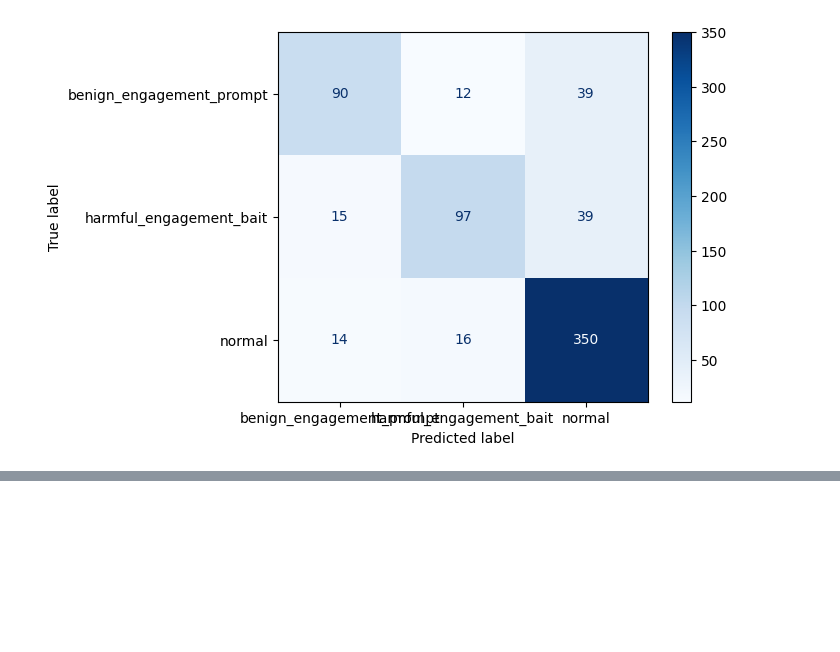
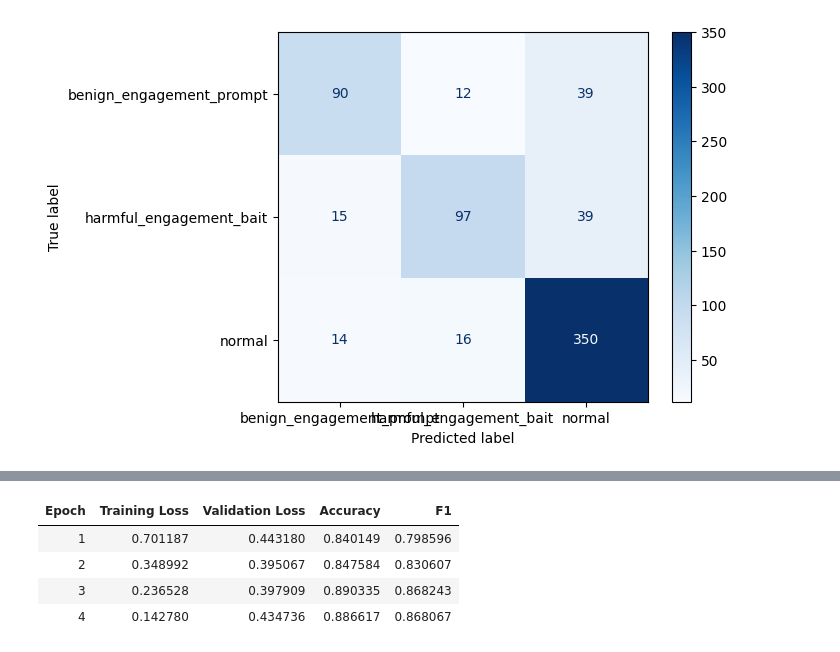
Before and after one commit to RJ-Worrall/Twitter_Engagement_Bait_Modeling, a Jupyter notebook: Twitter_Project.ipynb, the cells around one changed output, grey strips where cells are left out. Cells and saved outputs as stored; diff of their text form; code cells hidden in the pictures; blank space fills up the shorter version.

```diff
--- a/Twitter_Project.ipynb
+++ b/Twitter_Project.ipynb
@@ -2520,0 +2570,87 @@ Notes:
+# %%
+results = []
+
+for config_number, config in enumerate(configurations, start=1):
+    print("=" * 100)
+    print(
+        f"Training configuration {config_number}/{len(configurations)}: "
+        f"{config['name']}"
+    )
+
+    output_dir = f"./results/{config['name']}"
+
+    # Start every configuration from fresh pretrained weights
+    model = RobertaForSequenceClassification.from_pretrained(
+        "roberta-base",
+        num_labels=len(encoder.classes_),
+        id2label={
+            class_id: label
+            for class_id, label in enumerate(encoder.classes_)
+        },
+        label2id={
+            label: class_id
+            for class_id, label in enumerate(encoder.classes_)
+        }
+    )
+
+    training_args = TrainingArguments(
+        output_dir=output_dir,
+
+        eval_strategy="epoch",
+        save_strategy="epoch",
+        logging_strategy="epoch",
+
+        learning_rate=config["learning_rate"],
+        per_device_train_batch_size=config["batch_size"],
+        per_device_eval_batch_size=config["batch_size"],
+        num_train_epochs=config["epochs"],
+        weight_decay=config["weight_decay"],
+
+        load_best_model_at_end=True,
+        metric_for_best_model="f1",
+        greater_is_better=True,
+
+        save_total_limit=1,
+        report_to="none",
+        seed=42
+    )
+
+    trainer = Trainer(
+        model=model,
+        args=training_args,
+        train_dataset=train_dataset,
+        eval_dataset=val_dataset,
+        compute_metrics=compute_metrics
+    )
+
+    trainer.train()
+
+    # Evaluate the best checkpoint on validation data
+    eval_results = trainer.evaluate(val_dataset)
+
+    model_path = os.path.join(output_dir, "best_model")
+
+    trainer.save_model(model_path)
+    tokenizer.save_pretrained(model_path)
+
+    results.append({
+        "configuration": config["name"],
+        "learning_rate": config["learning_rate"],
+        "batch_size": config["batch_size"],
+        "epochs": config["epochs"],
+        "weight_decay": config["weight_decay"],
+        "validation_loss": eval_results.get("eval_loss"),
+        "validation_accuracy": eval_results.get("eval_accuracy"),
+        "validation_macro_f1": eval_results.get("eval_f1"),
+        "model_path": model_path
+    })
+
+    # Free memory before starting the next configuration
+    del trainer
+    del model
+
+    gc.collect()
+
+    if torch.cuda.is_available():
+        torch.cuda.empty_cache()
+# %% [output]
@@ -2520,0 +2702,5 @@ Notes:
+| Epoch | Training Loss | Validation Loss | Accuracy | F1 |
+| 1 | 0.701187 | 0.443180 | 0.840149 | 0.798596 |
+| 2 | 0.348992 | 0.395067 | 0.847584 | 0.830607 |
+| 3 | 0.236528 | 0.397909 | 0.890335 | 0.868243 |
+| 4 | 0.142780 | 0.434736 | 0.886617 | 0.868067 |
```
Also changed, not shown: parts of 17 cells of this notebook.
